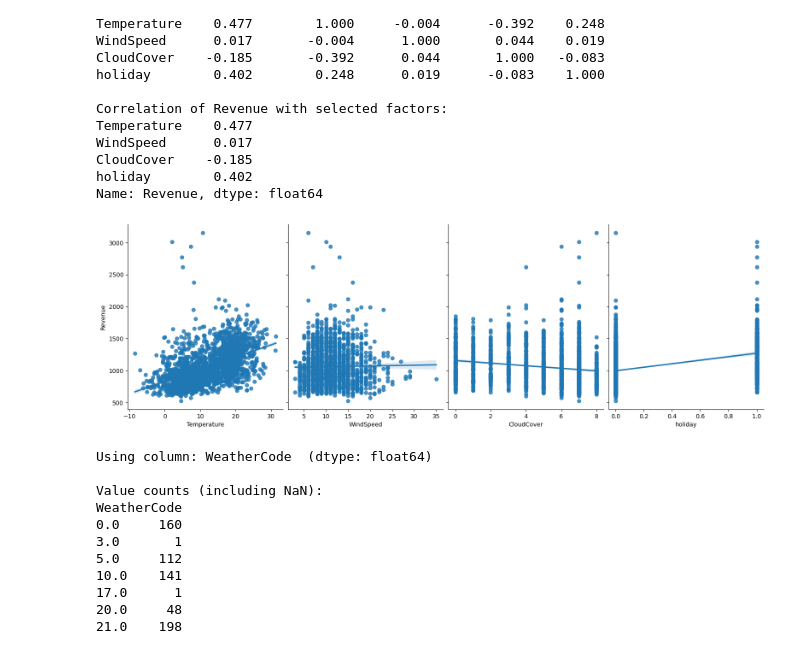
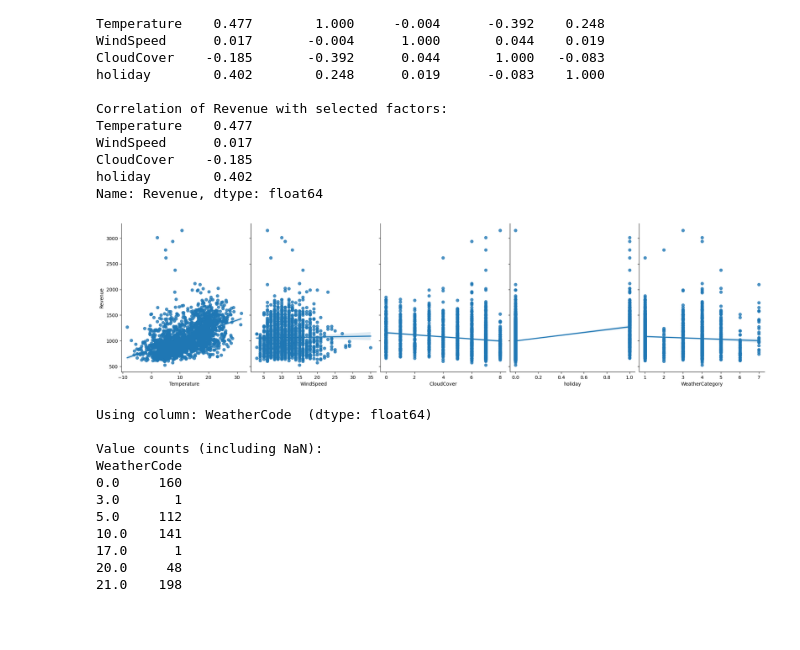
Before and after one commit to marcomineri99/TeamCPH, a Jupyter notebook: MF_20251113.ipynb, the cells around one changed output. Saved outputs shown, nothing was run; the diff lists cells and outputs as text; code cells hidden in the pictures; blank space fills up the shorter version.

Commit message:
created weathercategory

```diff
--- a/MF_20251113.ipynb
+++ b/MF_20251113.ipynb
@@ -4,7 +4,7 @@ import matplotlib.pyplot as plt
 
 # paths (workspace)
 sales_path = "/workspaces/TeamCPH/data/umsatzdaten_gekuerzt.csv"
-wetter_path = "/workspaces/TeamCPH/data/wetter.csv"
+wetter_path = "/workspaces/TeamCPH/data/wetter1.csv"
 kiwo_path = "/workspaces/TeamCPH/data/kiwo.csv"
 holidays_path = "/workspaces/TeamCPH/data/school_holidays_SH.csv"
 
@@ -431,17 +396,17 @@ Name: Revenue, dtype: float64
 # %%
 
 import seaborn as sns
 
 sns.pairplot(merged_cleaned,
-             x_vars=['Temperature', 'WindSpeed', 'CloudCover', 'holiday'],
+             x_vars=['Temperature', 'WindSpeed', 'CloudCover', 'holiday', 'WeatherCategory'],
              y_vars='Revenue',
              height=5,
              aspect=0.8,
              kind='reg')
 
 plt.show()
 # %% [output]
-[figure, old version]
+[figure, new version]
 # %%
 # ...existing code...
 # new cell: inspect WeatherCode values and counts
```
Also changed, not shown: parts of 11 cells of this notebook, 1 other file.
